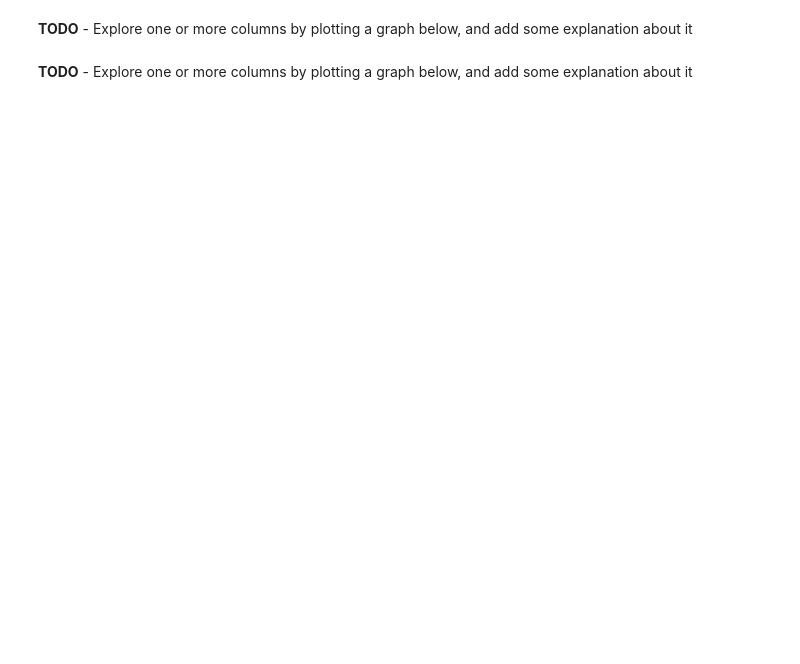
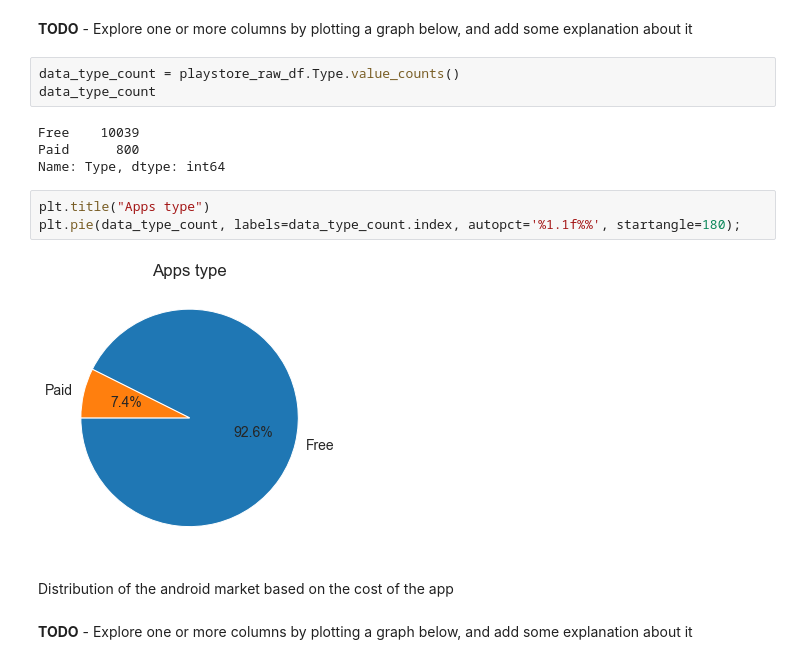
Before and after one commit to LeoSf/jovian_pandas, a Jupyter notebook: assignments/w5_pro_zerotopandas-course-project-starter-v-18/zerotopandas-course-project.ipynb, the cells around one changed output. Drawn from its saved outputs; the diff is of its cells as text; blank space fills up the shorter version.

Commit message:
[mod] data exploration complete

```diff
--- a/assignments/w5_pro_zerotopandas-course-project-starter-v-18/zerotopandas-course-project.ipynb
+++ b/assignments/w5_pro_zerotopandas-course-project-starter-v-18/zerotopandas-course-project.ipynb
@@ -490,4 +502,18 @@ matplotlib.rcParams['figure.facecolor'] = '#00000000'
 # %% [markdown]
 **TODO** - Explore one or more columns by plotting a graph below, and add some explanation about it
+# %%
+data_type_count = playstore_raw_df.Type.value_counts()
+data_type_count
+# %% [output]
+Free    10039
+Paid      800
+Name: Type, dtype: int64
+# %%
+plt.title("Apps type")
+plt.pie(data_type_count, labels=data_type_count.index, autopct='%1.1f%%', startangle=180);
+# %% [output]
+[figure, added]
+# %% [markdown]
+Distribution of the android market based on the cost of the app
 # %% [markdown]
 **TODO** - Explore one or more columns by plotting a graph below, and add some explanation about it
```
Also changed, not shown: parts of 9 cells of this notebook.
